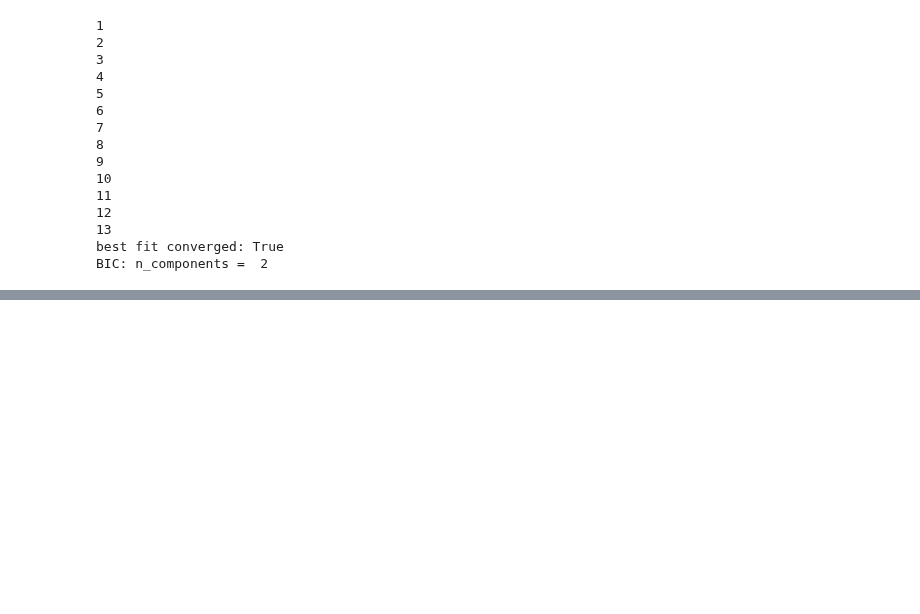
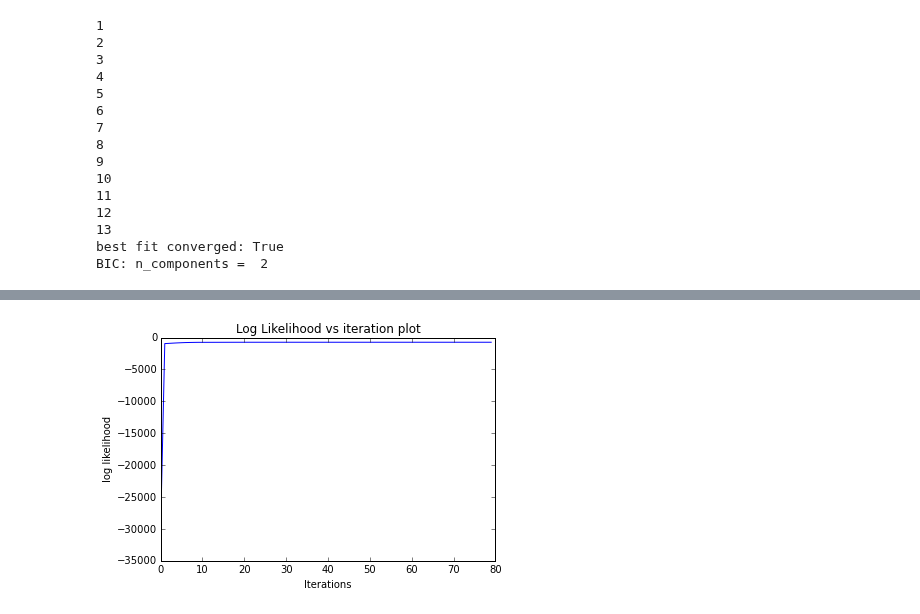
Before and after one commit to francescoperera/applied-machine-learning, a Jupyter notebook: lab3/old_faithful/old_faithfulV1.ipynb, the cells around one changed output, grey strips where cells are left out. Saved outputs shown, nothing was run; the diff lists cells and outputs as text; code cells hidden in the pictures; blank space fills up the shorter version.

```diff
--- a/lab3/old_faithful/old_faithfulV1.ipynb
+++ b/lab3/old_faithful/old_faithfulV1.ipynb
@@ -145,0 +249,4 @@ TypeError: float() argument must be a string or a number, not 'map'
+# %%
+gmm = GMM( )
+# %%
+gmm_fitted = gmm.fit_EM(X, max_iters = 1000)
@@ -145,0 +271,4 @@ TypeError: float() argument must be a string or a number, not 'map'
+# %%
+gmm.plot_log_likelihood()
+# %% [output]
+[figure, added]
```
Also changed, not shown: parts of 6 cells of this notebook, 5 other files.
